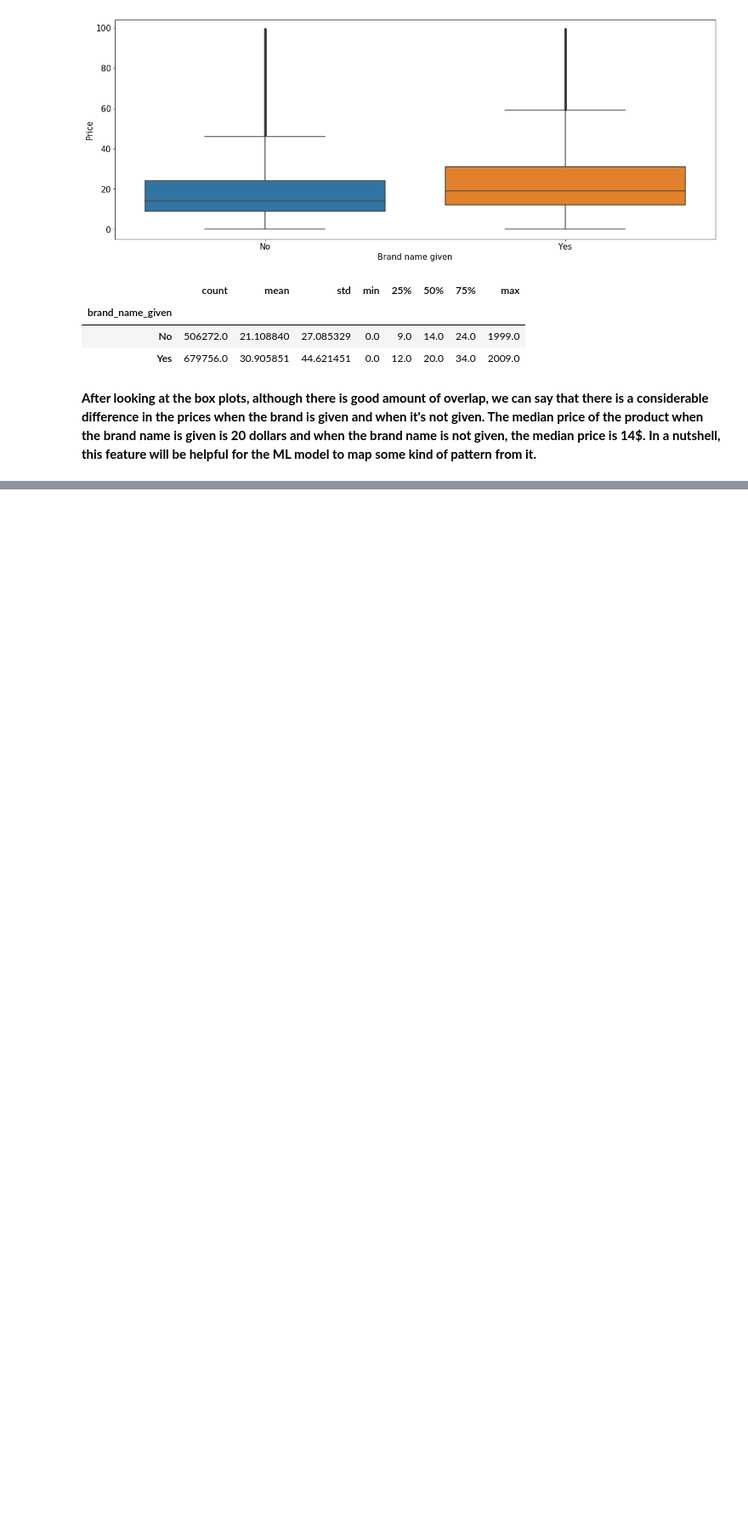
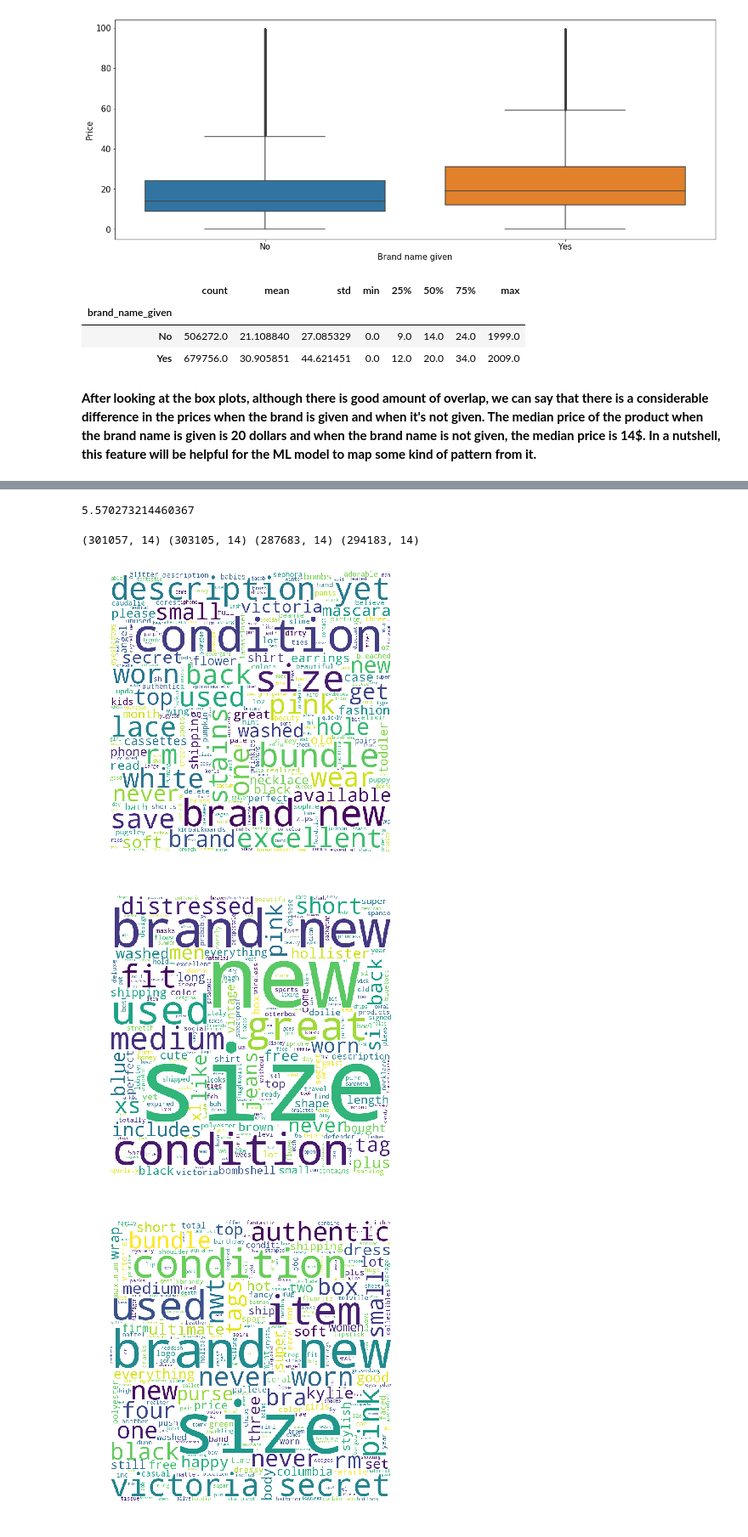
Before and after one commit to Sparrowan/Mercari-price-prediction, a Jupyter notebook: Mercari_Price_Prediction.ipynb, the cells around one changed output, grey strips where cells are left out. Shown at 85% size. Drawn from its saved outputs; the diff is of its cells as text; code cells hidden in the pictures; blank space fills up the shorter version.

Commit message:
Part 6 Item Description

```diff
--- a/Mercari_Price_Prediction.ipynb
+++ b/Mercari_Price_Prediction.ipynb
@@ -605,0 +608,6 @@ brand_given_median
+# %%
+from wordcloud.wordcloud import WordCloud
+from nltk.corpus import stopwords
+import nltk
+nltk.download('stopwords')
+stopwords = stopwords.words('english')
@@ -605,0 +666,50 @@ brand_given_median
+# %%
+no_desc = train[train['item_description']== 'No description yet']
+print((no_desc.shape[0]/train.shape[0])*100)
+# %% [output]
+5.570273214460367
+# %%
+quantile = pd.qcut(train['price'], 4, labels=['first_q', 'second_q', 'third_q', 'fourth_q'])
+price_q = list(quantile)
+train['price_q'] = price_q
+
+price_first_quantile = train[train['price_q']=='first_q']
+price_second_quantile = train[train['price_q']=='second_q']
+price_third_quantile = train[train['price_q']=='third_q']
+price_fourth_quantile = train[train['price_q']=='fourth_q']
+
+print(price_first_quantile.shape, price_second_quantile.shape, price_third_quantile.shape, price_fourth_quantile.shape)
+# %% [output]
+(301057, 14) (303105, 14) (287683, 14) (294183, 14)
+# %%
+wordcloud_1 = WordCloud(width=800, height=800, background_color='white',stopwords=stopwords,max_words=300, min_font_size=10).generate(''.join(str(price_first_quantile['clean_description'])))
+plt.figure(figsize=(5,5), facecolor=None)
+plt.imshow(wordcloud_1)
+plt.axis('off')
+plt.tight_layout(pad=0)
+plt.show()
+
+wordcloud_2 = WordCloud(width=800, height=800, background_color='white',stopwords=stopwords,max_words=300, min_font_size=10).generate(''.join(str(price_second_quantile['clean_description'])))
+plt.figure(figsize=(5,5), facecolor=None)
+plt.imshow(wordcloud_2)
+plt.axis('off')
+plt.tight_layout(pad=0)
+plt.show()
+
+wordcloud_3 = WordCloud(width=800, height=800, background_color='white',stopwords=stopwords,max_words=300, min_font_size=10).generate(''.join(str(price_third_quantile['clean_description'])))
+plt.figure(figsize=(5,5), facecolor=None)
+plt.imshow(wordcloud_3)
+plt.axis('off')
+plt.tight_layout(pad=0)
+plt.show()
+
+wordcloud_4 = WordCloud(width=800, height=800, background_color='white',stopwords=stopwords,max_words=300, min_font_size=10).generate(''.join(str(price_fourth_quantile['clean_description'])))
+plt.figure(figsize=(5,5), facecolor=None)
+plt.imshow(wordcloud_4)
+plt.axis('off')
+plt.tight_layout(pad=0)
+plt.show()
+# %% [output]
+[figure, added]
+[figure, added]
+[figure, added]
```
Also changed, not shown: parts of 12 cells of this notebook, 1 other file.
